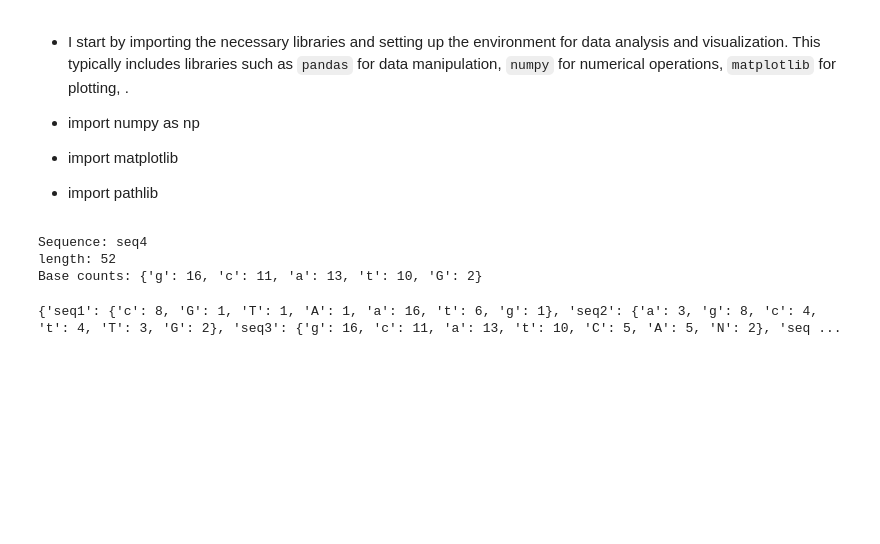
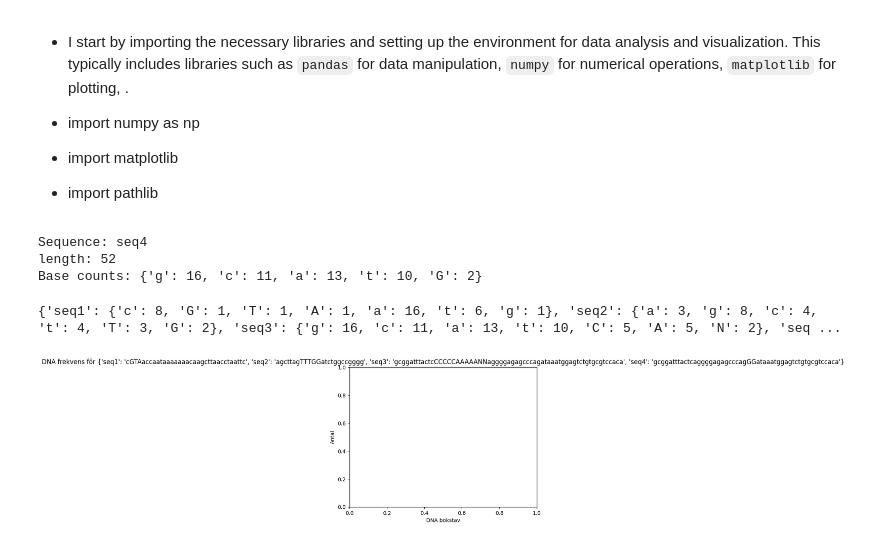
Before and after one commit to mossadhagos/python_labs_DE25, a Jupyter notebook: python_lab/first_lab.ipynb, the cells around one changed output. Drawn from its saved outputs; the diff is of its cells as text; code cells hidden in the pictures; blank space fills up the shorter version.

```diff
--- a/python_lab/first_lab.ipynb
+++ b/python_lab/first_lab.ipynb
@@ -40,26 +40,34 @@ Sequence: seq4
 length: 52
 Base counts: {'g': 16, 'c': 11, 'a': 13, 't': 10, 'G': 2}
 # %%
+
 current_key = None
 seq_dict = {}
 
 with open("dna_raw.txt", "r") as file:
     for line in file:
         line = line.strip()
         if line.startswith(">"):
             current_key = line[1:]
             seq_dict[current_key] = ""
         else:
             seq_dict[current_key] += line
 
-def count_bases(seq_dict):
-    counts_per_key = {}
-    for key, seq in seq_dict.items():
-        counts = Counter(seq)
-        counts_per_key[key] = dict(counts)
-    return counts_per_key
+def count_bases(seq_dict): # defnerat en funktion
+    counts_per_key = {}  # anropat en tom dictionery
+    # en for loop
+    for key, seq in seq_dict.items(): # vi har en nyckel med värde seq
+        counts = Counter(seq) # ny vareable som använder countern för att senare räkna ut
+        counts_per_key[key] = dict(counts) # en varibale som går igennom en vareje nyckel
+    return counts_per_key # reuntern gör att fucnktionen avslutar efetr den har räknat varje värde
+result = count_bases(seq_dict) # detta ger oss resultatet.
+print(result)
 
-result = count_bases(seq_dict)
-print(result)
+
+plt.title(f"DNA frekvens för {seq_dict}")
+plt.xlabel("DNA bokstav")
+plt.ylabel("Antal")
+plt.show()
 # %% [output]
 {'seq1': {'c': 8, 'G': 1, 'T': 1, 'A': 1, 'a': 16, 't': 6, 'g': 1}, 'seq2': {'a': 3, 'g': 8, 'c': 4, 't': 4, 'T': 3, 'G': 2}, 'seq3': {'g': 16, 'c': 11, 'a': 13, 't': 10, 'C': 5, 'A': 5, 'N': 2}, 'seq ...
+[figure, added]
```
